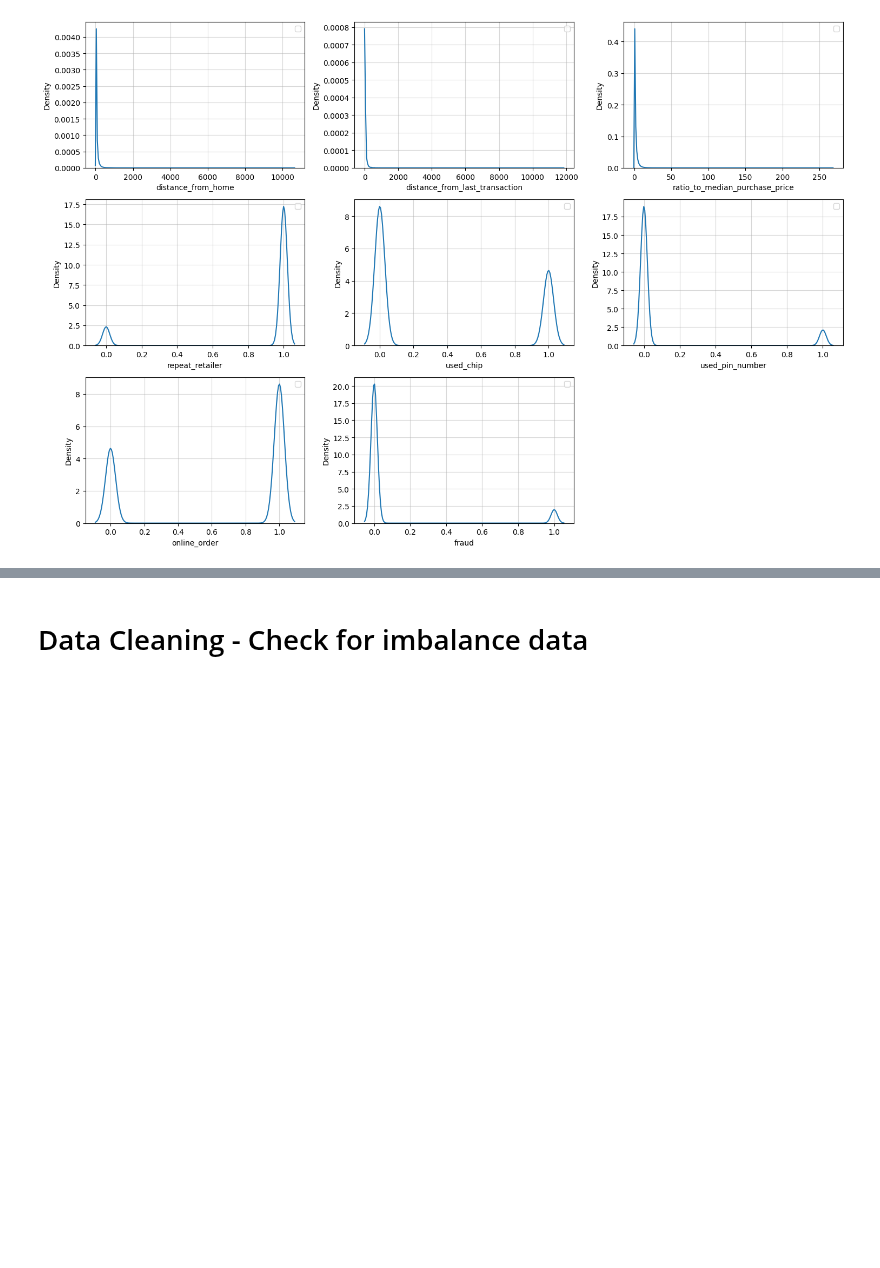
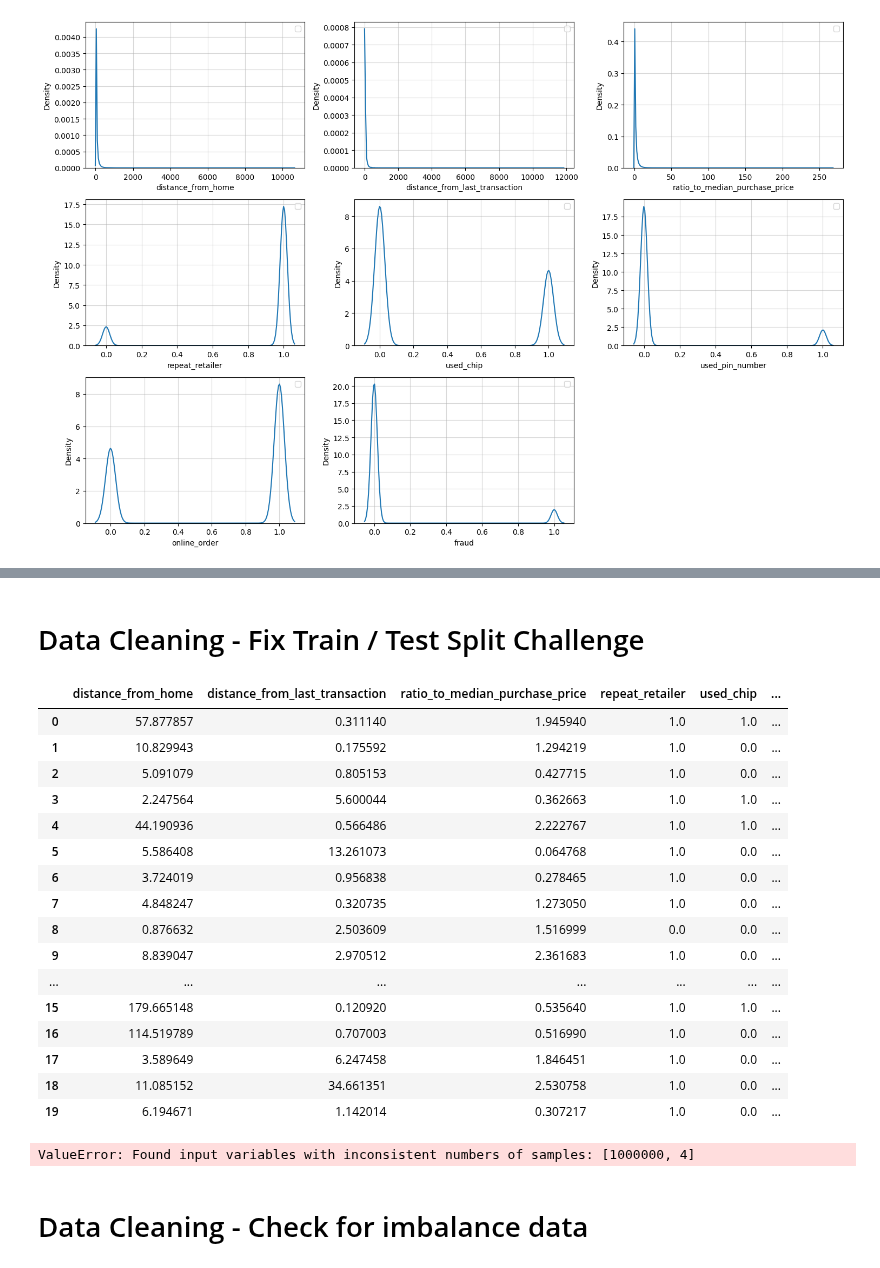
Before and after one commit to project4sharing/exp_credit_card_fraud, a Jupyter notebook: credit_card_fraud.ipynb, the cells around one changed output, grey strips where cells are left out. Saved outputs shown, nothing was run; the diff lists cells and outputs as text; code cells hidden in the pictures; blank space fills up the shorter version.

Commit message:
data cleaning

```diff
--- a/credit_card_fraud.ipynb
+++ b/credit_card_fraud.ipynb
@@ -176,3 +220,37 @@ As demonstrated in the density graph, we observe the categorical features are so
+# %% [markdown]
+# Data Cleaning - Fix Train / Test Split Challenge
+# %%
+df_credit_card_fraud_org.head(20)
+# %% [output]
+|  | distance_from_home | distance_from_last_transaction | ratio_to_median_purchase_price | repeat_retailer | used_chip | ... |
+| 0 | 57.877857 | 0.311140 | 1.945940 | 1.0 | 1.0 | ... |
+| 1 | 10.829943 | 0.175592 | 1.294219 | 1.0 | 0.0 | ... |
+| 2 | 5.091079 | 0.805153 | 0.427715 | 1.0 | 0.0 | ... |
+| 3 | 2.247564 | 5.600044 | 0.362663 | 1.0 | 1.0 | ... |
+| 4 | 44.190936 | 0.566486 | 2.222767 | 1.0 | 1.0 | ... |
+| 5 | 5.586408 | 13.261073 | 0.064768 | 1.0 | 0.0 | ... |
+| 6 | 3.724019 | 0.956838 | 0.278465 | 1.0 | 0.0 | ... |
+| 7 | 4.848247 | 0.320735 | 1.273050 | 1.0 | 0.0 | ... |
+| 8 | 0.876632 | 2.503609 | 1.516999 | 0.0 | 0.0 | ... |
+| 9 | 8.839047 | 2.970512 | 2.361683 | 1.0 | 0.0 | ... |
+| ... | ... | ... | ... | ... | ... | ... |
+| 15 | 179.665148 | 0.120920 | 0.535640 | 1.0 | 1.0 | ... |
+| 16 | 114.519789 | 0.707003 | 0.516990 | 1.0 | 0.0 | ... |
+| 17 | 3.589649 | 6.247458 | 1.846451 | 1.0 | 0.0 | ... |
+| 18 | 11.085152 | 34.661351 | 2.530758 | 1.0 | 0.0 | ... |
+| 19 | 6.194671 | 1.142014 | 0.307217 | 1.0 | 0.0 | ... |
+# %%
+df_credit_card_fraud_cleaned_stratification_step01 = df_credit_card_fraud_org.copy()
+df_credit_card_fraud_cleaned_stratification_step01['card_present'] = df_credit_card_fraud_cleaned_stratification_step01['used_chip'] * 2 + df_credit_card_fraud_cleaned_stratification_step01['used_pin_number']
+
+df_credit_card_fraud_cleaned_stratification_step01.head(20)
+
+dX = df_credit_card_fraud_cleaned_stratification_step01.loc[:, ~df_credit_card_fraud_cleaned_stratification_step01.columns.isin(["used_chip", "used_pin_number", "fraud"])].copy()
+dY = df_credit_card_fraud_cleaned_stratification_step01.loc[:, ['fraud']].copy()
+
+X_train, X_test, Y_train, Y_test = train_test_split(dX, dY, test_size=20, random_state=random_seed, shuffle=True, stratify=['repeat_retailer', 'card_present', 'online_order', 'fraud'])
+# %% [output]
+ValueError: Found input variables with inconsistent numbers of samples: [1000000, 4]
 # %% [markdown]
 # Data Cleaning - Check for imbalance data
 # %%
```
Also changed, not shown: parts of 3 cells of this notebook.
